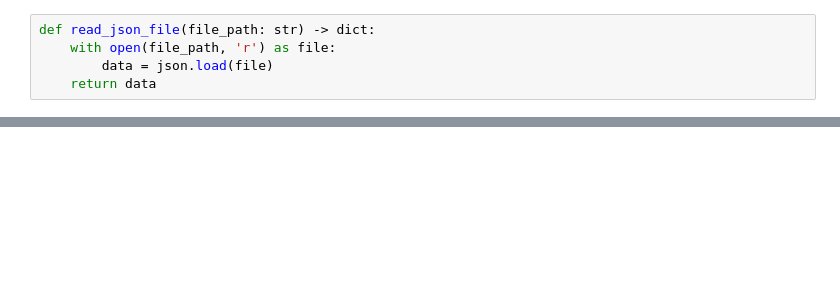
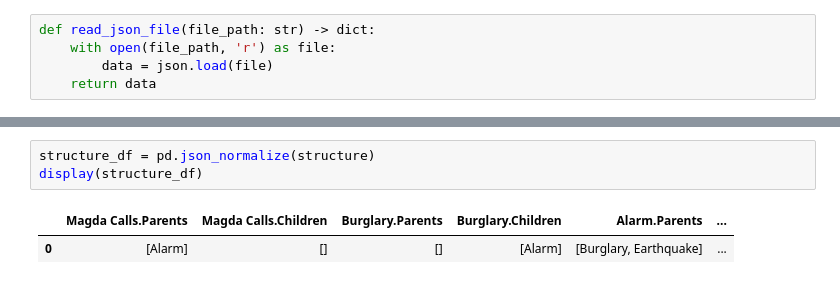
Before and after one commit to oszypczy/Bayes-Network-MCMC-Algorithm, a Jupyter notebook: lab_7.ipynb, the cells around one changed output, grey strips where cells are left out. Cells and saved outputs as stored; diff of their text form; blank space fills up the shorter version.

```diff
--- a/lab_7.ipynb
+++ b/lab_7.ipynb
@@ -160,0 +201,6 @@ def read_json_file(file_path: str) -> dict:
+# %%
+structure_df = pd.json_normalize(structure)
+display(structure_df)
+# %% [output]
+|  | Magda Calls.Parents | Magda Calls.Children | Burglary.Parents | Burglary.Children | Alarm.Parents | ... |
+| 0 | [Alarm] | [] | [] | [Alarm] | [Burglary, Earthquake] | ... |
```
Also changed, not shown: parts of 17 cells of this notebook, 1 other file.
